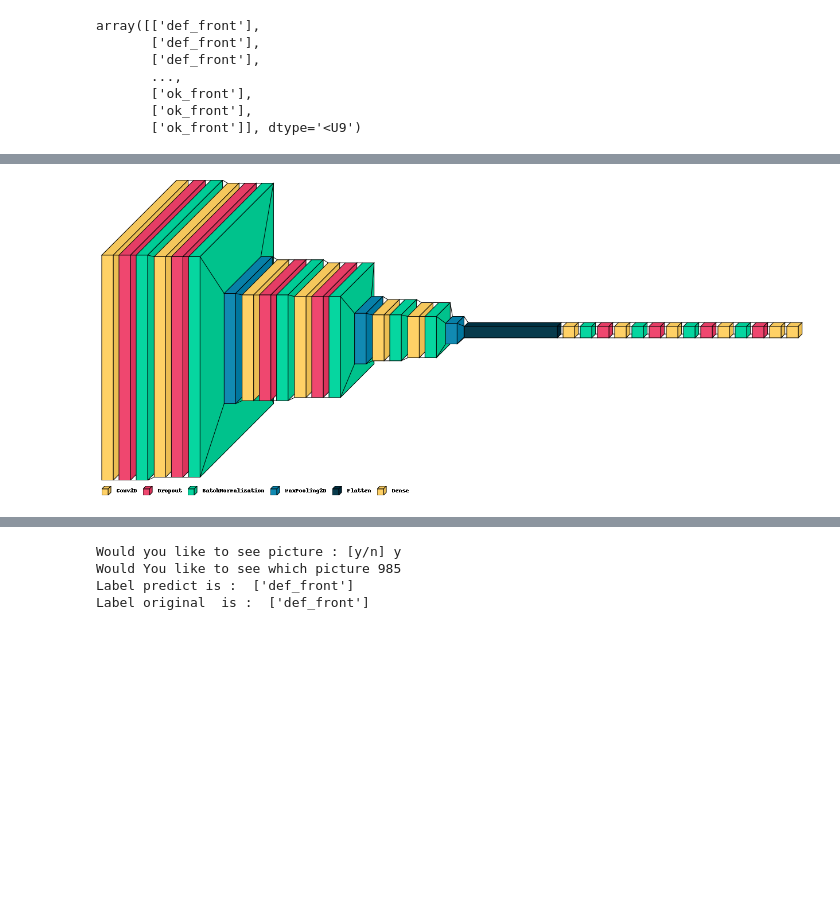
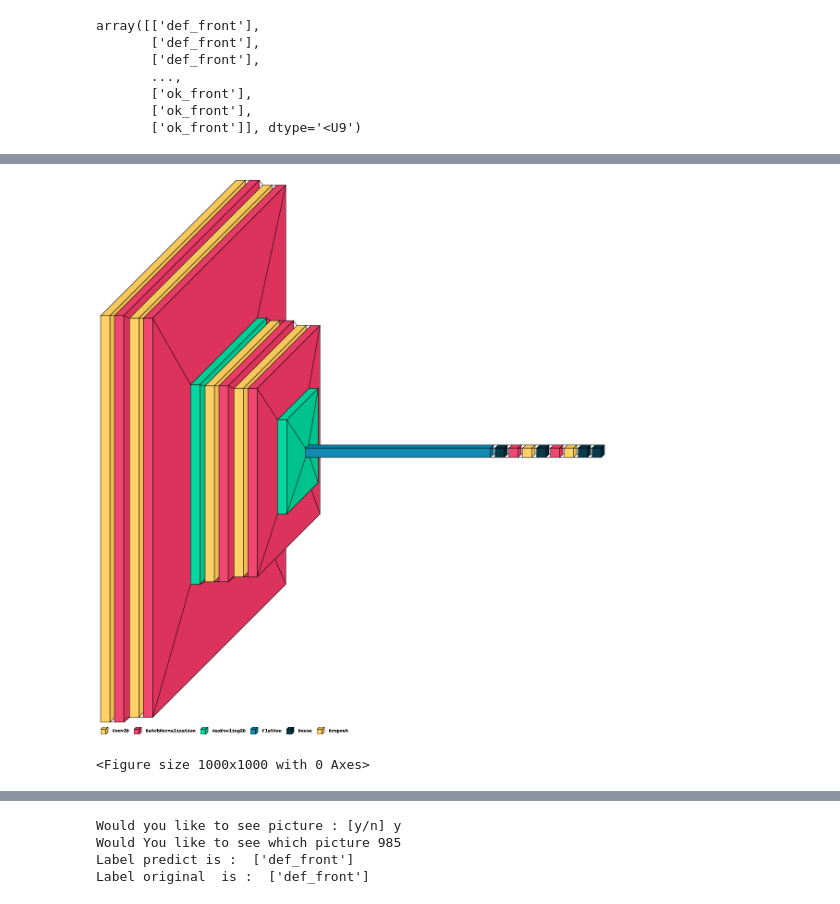
Before and after one commit to ali-talebi/project_industrial, a Jupyter notebook: detect_defect_2.ipynb, the cells around one changed output, grey strips where cells are left out. Cells and saved outputs as stored; diff of their text form; code cells hidden in the pictures; blank space fills up the shorter version.

```diff
--- a/detect_defect_2.ipynb
+++ b/detect_defect_2.ipynb
@@ -135,30 +191,22 @@ y_test  = to_categorical(y_test  , 2 )
 # %%
 My_model = Sequential([
-    Conv2D(128 , (3,3) , activation = "relu" , input_shape = x_train.shape[1:]  ) ,
-    Dropout(0.2) ,
+
+    Conv2D(128 , (5 , 5 ) , activation = "relu" , input_shape = x_train.shape[1:] ) ,
     BatchNormalization() ,
-    Conv2D(80 , (3,3) , activation = "relu" ,  ) ,
-    Dropout(0.2) ,
+    Conv2D(55 , (5, 5) , activation = "relu" ) ,
     BatchNormalization() ,
     MaxPool2D() ,
 
 
 
-    Conv2D(50 , (3,3) , activation = "relu"   ) ,
-    Dropout(0.2) ,
+    Conv2D(40 , (3, 3) , activation = "relu" ) ,
     BatchNormalization() ,
-    Conv2D(40 , (3,3) , activation = "relu"   ) ,
-    Dropout(0.2) ,
+    Conv2D(55 , (5, 5) , activation = "relu" ) ,
     BatchNormalization() ,
     MaxPool2D() ,
 
 
 
-    Conv2D(30 , (3,3) , activation = "relu"   ) ,
-    BatchNormalization() ,
-    Conv2D(20 , (3,3) , activation = "relu"   ) ,
-    BatchNormalization() ,
-    MaxPool2D() ,
     Flatten() ,
 
     Dense(128 , activation = "relu" ) ,
@@ -168,24 +216,16 @@ My_model = Sequential([
     BatchNormalization() ,
     Dropout(0.2) ,
 
-    Dense(30 , activation = "relu" ) ,
-    BatchNormalization() ,
-    Dropout(0.2) ,
-
-    Dense(20 , activation = "relu" ) ,
-    BatchNormalization() ,
-    Dropout(0.2) ,
-
 
     Dense(10 , activation = "relu" ) ,
 
-    Dense(2 , activation = "softmax" ) ,
+    Dense(1 ,  activation = "sigmoid"  ) ,
 
 ])
 # %%
-opti = Adam(learning_rate = 0.01 , )
+opti = Adam(learning_rate = 0.01 ,  decay = 0.1 / 50 )
 # %%
-My_model.compile(opti , loss = "categorical_crossentropy" , metrics = ["acc"] )
+My_model.compile(opti , loss = "binary_crossentropy" , metrics = ["acc"] )
 # %%
 My_model.input
 # %% [output]
@@ -197,3 +237,3 @@ My_model.output
 # %%
-ali = My_model.fit(x_train , y_train , epochs = 50  , batch_size = 150 , validation_data = (x_test , y_test )    )
+ali = My_model.fit(x_train , y_train , epochs = 100  , batch_size = 50 , validation_split= 0.2    )
 # %% [output]
@@ -309,7 +469,8 @@ visualkeras.layered_view(My_model)
 # %%
 from PIL import ImageFont
-
+plt.figure(figsize = (10 , 10 ))
 #font = ImageFont.truetype("arial.ttf", 32)  # using comic sans is strictly prohibited!
 visualkeras.layered_view(My_model, legend=True)  # font is optional!
 # %% [output]
-[figure, old version]
+[figure, new version]
+<Figure size 1000x1000 with 0 Axes>
```
Also changed, not shown: parts of 57 cells of this notebook.
